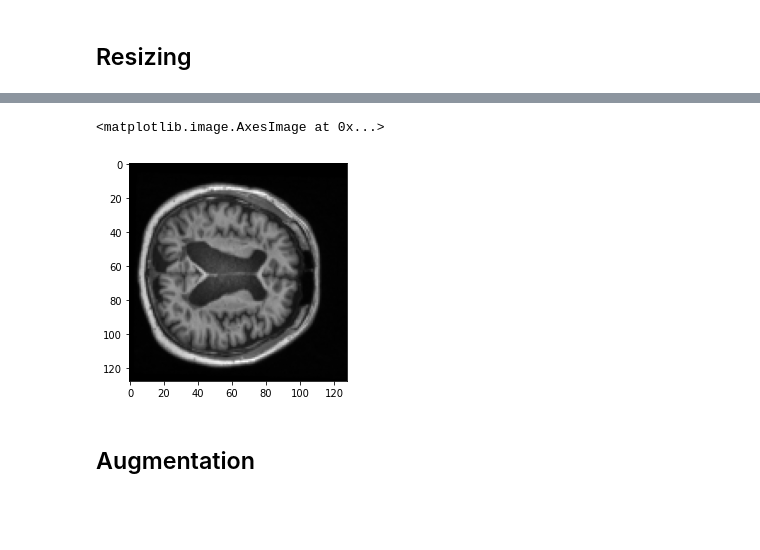
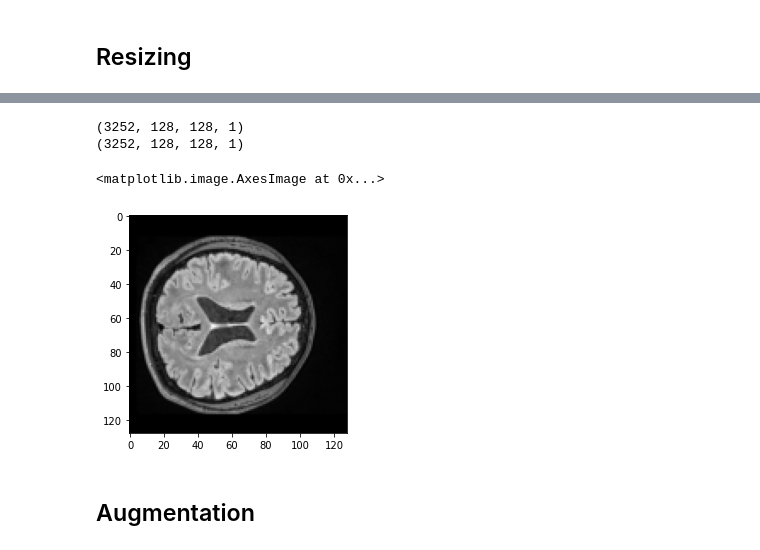
Before and after one commit to CM-Kim/unet_research, a Jupyter notebook: 03_unet_train.ipynb, the cells around one changed output, grey strips where cells are left out. Saved outputs shown, nothing was run; the diff lists cells and outputs as text; code cells hidden in the pictures; blank space fills up the shorter version.

```diff
--- a/03_unet_train.ipynb
+++ b/03_unet_train.ipynb
@@ -15,9 +15,6 @@ labels = np.load(os.path.join(NPY_PATH,'labels.npy'))
 t1w_images = np.clip((np.load(os.path.join(NPY_PATH,'T1W_images.npy')) / 255), 0, 1)
 t2f_images = np.clip((np.load(os.path.join(NPY_PATH,'T2F_images.npy')) / 255), 0, 1)
 t2w_images = np.clip((np.load(os.path.join(NPY_PATH,'T2W_images.npy')) / 255), 0, 1)
-masks = np.load(os.path.join(NPY_PATH,'Mask_images.npy')) * 1
+masks = np.clip((np.load(os.path.join(NPY_PATH,'Mask_images.npy')) / 255), 0,1)
 
 # t2w_images = np.clip((np.load(os.path.join(NPY_PATH,'T2W_images.npy')) / 12728), 0, 1)
-
-print(t1w_images.shape)
-plt.imshow(t1w_images[0],cmap="gray")
@@ -64,16 +86,29 @@ plt.imshow(t1w_images[0], cmap='gray')
 # %%
 from sklearn.model_selection import train_test_split
 import gc
-X,X_v,Y,Y_v = train_test_split( t1w_images,masks,test_size=0.2,stratify=labels)
-# del t1w_images
-# del masks
-# del labels
+
+image_datasets = np.concatenate((t1w_images,t2f_images,t2w_images),axis=0)
+mask_datasets = np.concatenate((masks,masks,masks),axis =0)
+labels_datasets = np.concatenate((labels,labels,labels),axis =0)
+
+print(image_datasets.shape)
+print(mask_datasets.shape)
+print(labels_datasets.shape)
+
+X,X_v,Y,Y_v = train_test_split( image_datasets,mask_datasets,test_size=0.2,stratify=labels_datasets)
+del t1w_images
+del t2f_images
+del t2w_images
+del masks
+del labels
 gc.collect()
 
 plt.imshow(X[0], cmap='gray')
 # %% [output]
-<matplotlib.image.AxesImage at 0x...>
+(3252, 128, 128, 1)
+(3252, 128, 128, 1)
+<matplotlib.image.AxesImage at 0x...>
-[figure, old version]
+[figure, new version]
 # %% [markdown]
 ## Augmentation
 # %%
```
Also changed, not shown: parts of 10 cells of this notebook, 1 other file.
